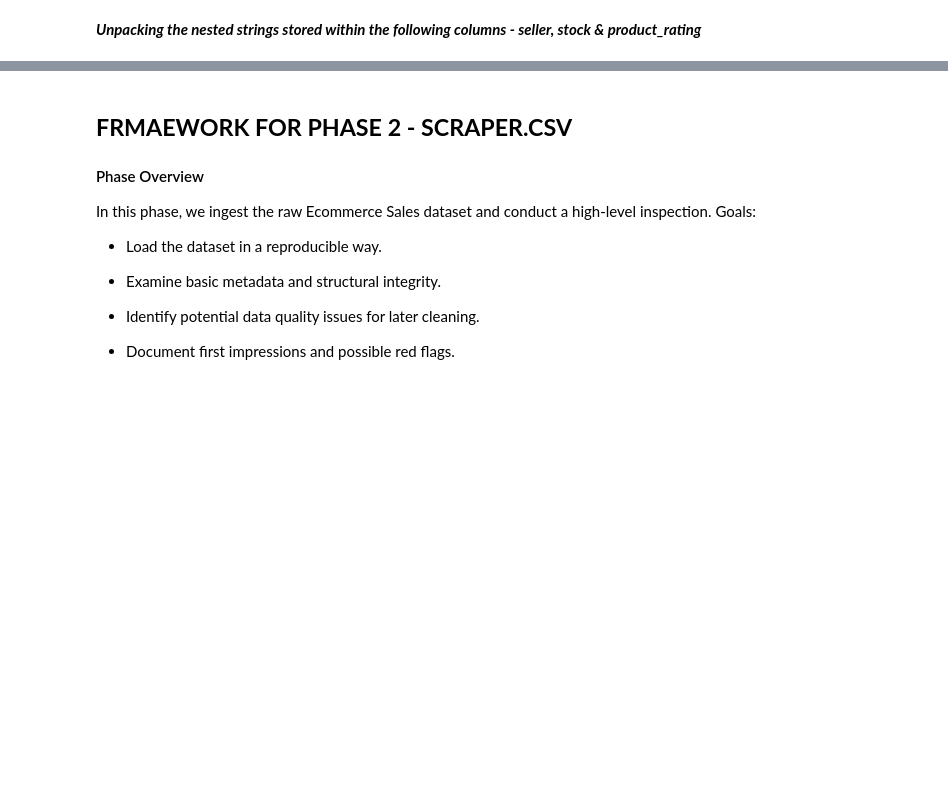
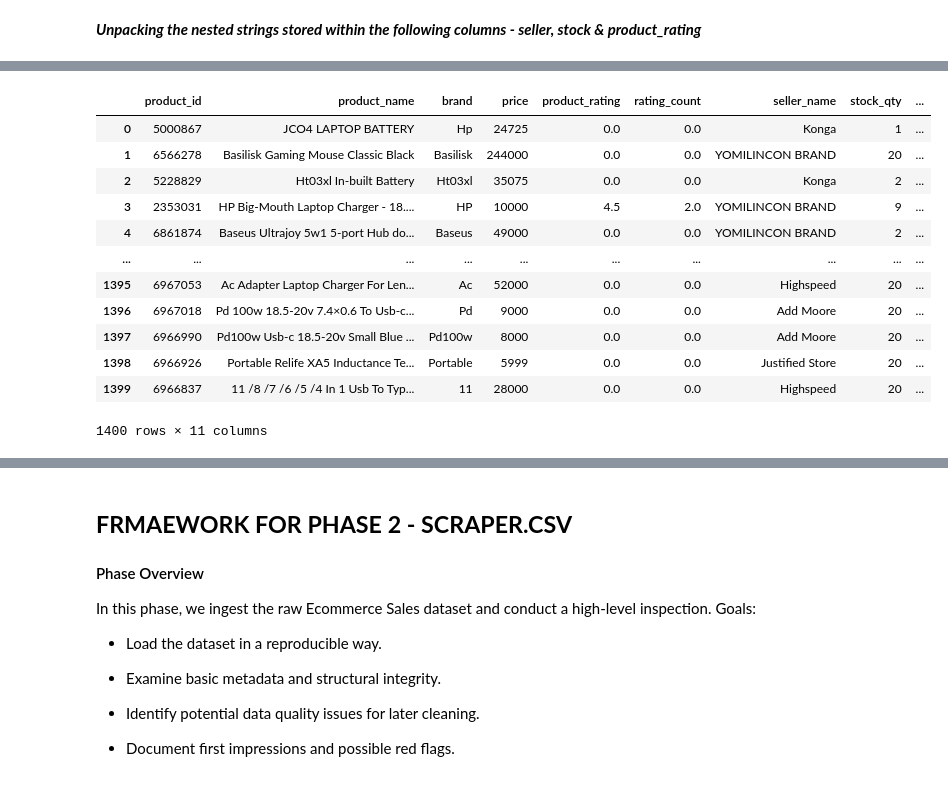
Before and after one commit to CKohwo/ADIP-Intelligence-lab, a Jupyter notebook: eda_notebook/data_analysis.ipynb, the cells around one changed output, grey strips where cells are left out. Drawn from its saved outputs; the diff is of its cells as text; code cells hidden in the pictures; blank space fills up the shorter version.

```diff
--- a/eda_notebook/data_analysis.ipynb
+++ b/eda_notebook/data_analysis.ipynb
@@ -103,0 +211,4 @@ df.head()
+# %%
+# Data cleaning: Replace the incorrect brand name "HP" with the correct brand name "Hp".
+df["brand"] = df["brand"].replace("HP", "Hp")
+df["brand"].value_counts()
@@ -129,13 +256,15 @@ print("✅ Unpacker tool loaded into memory.")
 # %%
 # 1. Extract the quantity from the stock column
-df['stock'] = df['stock'].apply(lambda x: unpack_dict(x, target_key='quantity', default_val=0))
+df['stock_qty'] = df['stock'].apply(lambda x: unpack_dict(x, target_key='quantity', default_val=0))
 
 # 2. Extract the name from the seller column
-df['seller'] = df['seller'].apply(lambda x: unpack_dict(x, target_key='name', default_val='Unknown'))
+df['seller_name'] = df['seller'].apply(lambda x: unpack_dict(x, target_key='name', default_val='Unknown'))
 
 # 3. Extract the average quality rating from the product_rating column
 df["product_rating"] = df["product_rating"].apply(lambda x: ast.literal_eval(str(x)) if pd.notna(x) else {})
-df["product_rating"] = df["product_rating"].apply(lambda d: d.get('quality', {}).get("average", np.nan))
-
-# 4. VISUALIZE THE RESULTS
-df.head()
+df["rating_avg"] = df["product_rating"].apply(lambda d: d.get('quality', {}).get("average", np.nan))
+df["rating_count"] = df["product_rating"].apply(lambda d: d.get('quality', {}).get("number_of_ratings", np.nan))
+# %%
+# converting the fetched_at column to datetime format and assign it to a new column called fetched_time.
+df["fetched_time"] = pd.to_datetime(df["fetched_at"], utc=True)
+df["fetched_time"].dtype
@@ -150,0 +280,22 @@ df.head()
+# %%
+# Drop the original stock, seller, fetched_at and product_rating columns
+df.drop(columns=['stock', 'seller', 'product_rating', 'fetched_at'], inplace=True)
+# %%
+# Final cleanup: rename the columns to match our desired schema, and reorder the columns.
+df['source'] = "api_ingest"
+df.rename(columns={"sku": "product_id", "name": "product_name",'rating_avg': 'product_rating'  }, inplace=True)
+df = df.reindex(columns=['product_id', 'product_name', 'brand', 'price', 'product_rating', 'rating_count', 'seller_name', 'stock_qty', 'category', 'fetched_time', 'source' ])
+# %% [output]
+|  | product_id | product_name | brand | price | product_rating | rating_count | seller_name | stock_qty | ... |
+| 0 | 5000867 | JCO4 LAPTOP BATTERY | Hp | 24725 | 0.0 | 0.0 | Konga | 1 | ... |
+| 1 | 6566278 | Basilisk Gaming Mouse Classic Black | Basilisk | 244000 | 0.0 | 0.0 | YOMILINCON BRAND | 20 | ... |
+| 2 | 5228829 | Ht03xl In-built Battery | Ht03xl | 35075 | 0.0 | 0.0 | Konga | 2 | ... |
+| 3 | 2353031 | HP Big-Mouth Laptop Charger - 18.... | HP | 10000 | 4.5 | 2.0 | YOMILINCON BRAND | 9 | ... |
+| 4 | 6861874 | Baseus Ultrajoy 5w1 5-port Hub do... | Baseus | 49000 | 0.0 | 0.0 | YOMILINCON BRAND | 2 | ... |
+| ... | ... | ... | ... | ... | ... | ... | ... | ... | ... |
+| 1395 | 6967053 | Ac Adapter Laptop Charger For Len... | Ac | 52000 | 0.0 | 0.0 | Highspeed | 20 | ... |
+| 1396 | 6967018 | Pd 100w 18.5-20v 7.4×0.6 To Usb-c... | Pd | 9000 | 0.0 | 0.0 | Add Moore | 20 | ... |
+| 1397 | 6966990 | Pd100w Usb-c 18.5-20v Small Blue ... | Pd100w | 8000 | 0.0 | 0.0 | Add Moore | 20 | ... |
+| 1398 | 6966926 | Portable Relife XA5 Inductance Te... | Portable | 5999 | 0.0 | 0.0 | Justified Store | 20 | ... |
+| 1399 | 6966837 | 11 /8 /7 /6 /5 /4 In 1 Usb To Typ... | 11 | 28000 | 0.0 | 0.0 | Highspeed | 20 | ... |
+1400 rows × 11 columns
```
Also changed, not shown: parts of 31 cells of this notebook, 11 other files.
